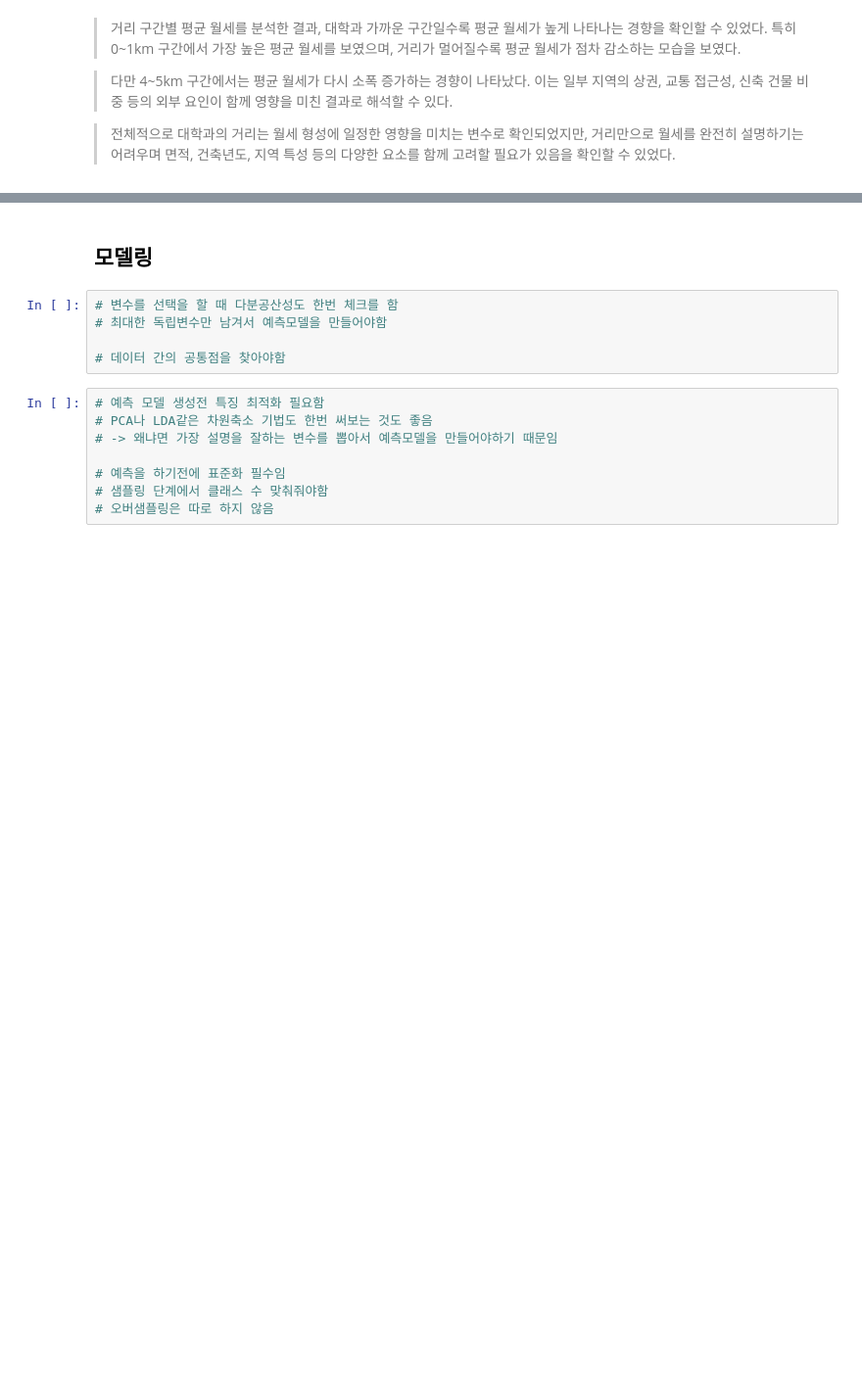
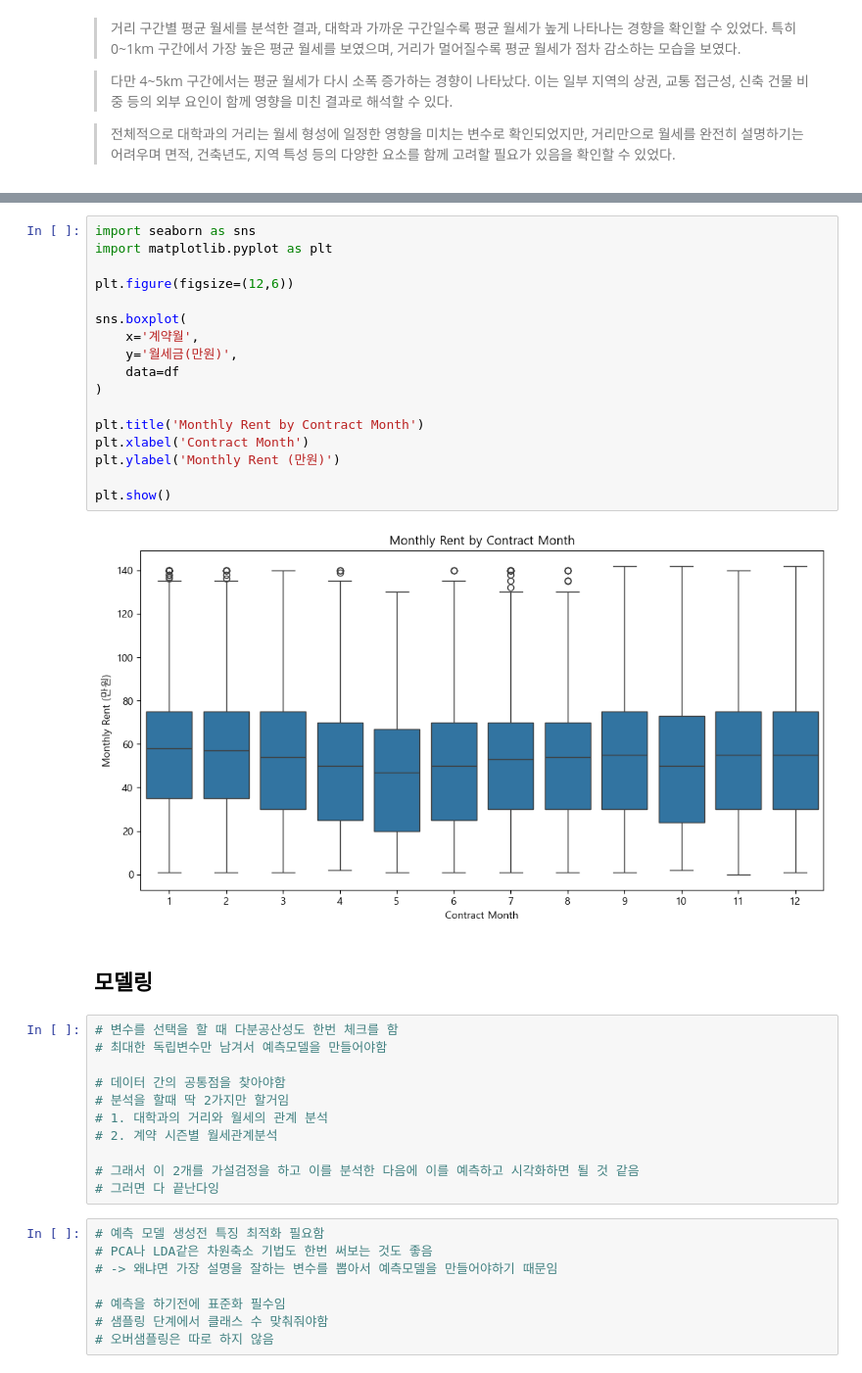
Before and after one commit to dbwofla11/campus-rent-analysis, a Jupyter notebook: 빅데이터분석_프로젝트.ipynb, the cells around one changed output, grey strips where cells are left out. Shown at 98% size. Drawn from its saved outputs; the diff is of its cells as text; blank space fills up the shorter version.

```diff
--- a/빅데이터분석_프로젝트.ipynb
+++ b/빅데이터분석_프로젝트.ipynb
@@ -1354,3 +1404,22 @@ print(corr, p_value)
+# %%
+import seaborn as sns
+import matplotlib.pyplot as plt
+
+plt.figure(figsize=(12,6))
+
+sns.boxplot(
+    x='계약월',
+    y='월세금(만원)',
+    data=df
+)
+
+plt.title('Monthly Rent by Contract Month')
+plt.xlabel('Contract Month')
+plt.ylabel('Monthly Rent (만원)')
+
+plt.show()
+# %% [output]
+[figure, added]
 # %% [markdown]
 ## 모델링
 # %%
@@ -1358,6 +1427,12 @@ print(corr, p_value)
 # 최대한 독립변수만 남겨서 예측모델을 만들어야함
 
 # 데이터 간의 공통점을 찾아야함
+# 분석을 할때 딱 2가지만 할거임
+# 1. 대학과의 거리와 월세의 관계 분석
+# 2. 계약 시즌별 월세관계분석
+
+# 그래서 이 2개를 가설검정을 하고 이를 분석한 다음에 이를 예측하고 시각화하면 될 것 같음
+# 그러면 다 끝난다잉
 # %%
 # 예측 모델 생성전 특징 최적화 필요함
 # PCA나 LDA같은 차원축소 기법도 한번 써보는 것도 좋음
```
Also changed, not shown: parts of 23 cells of this notebook.
